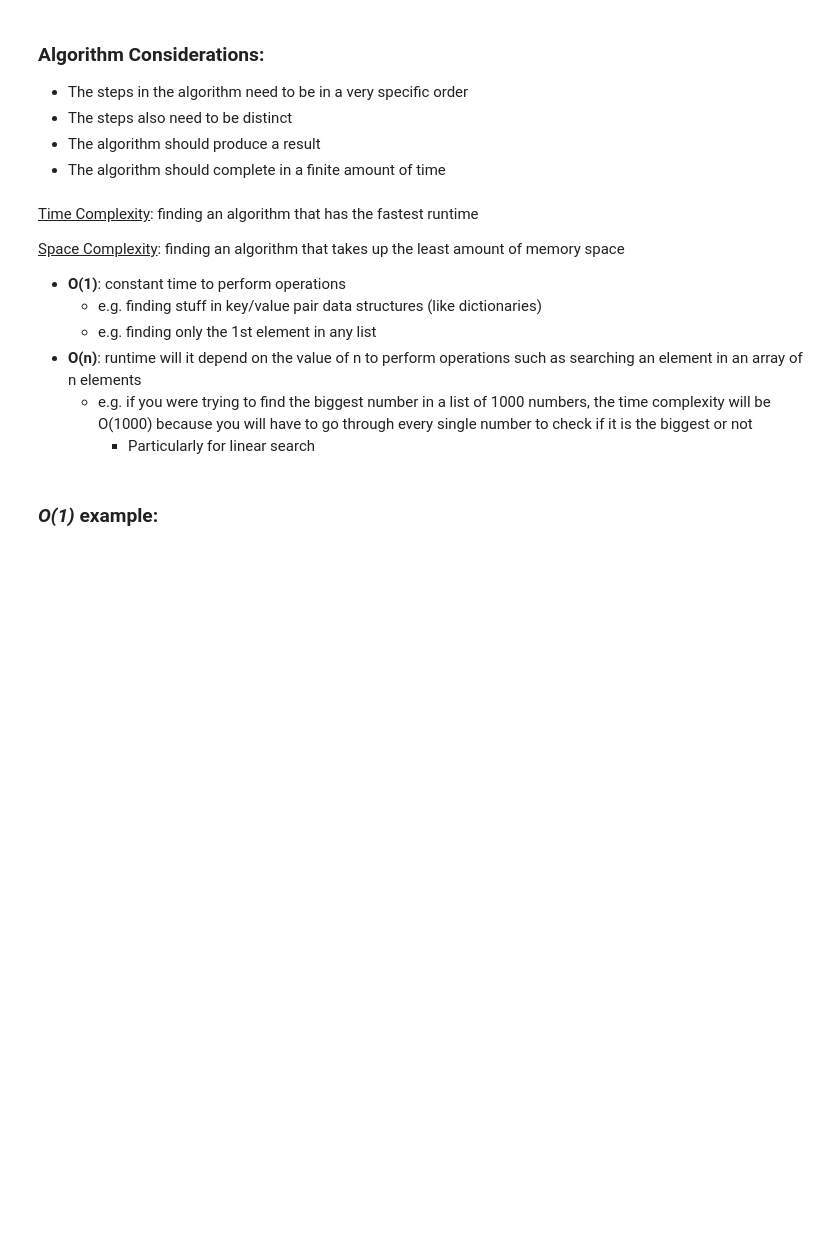
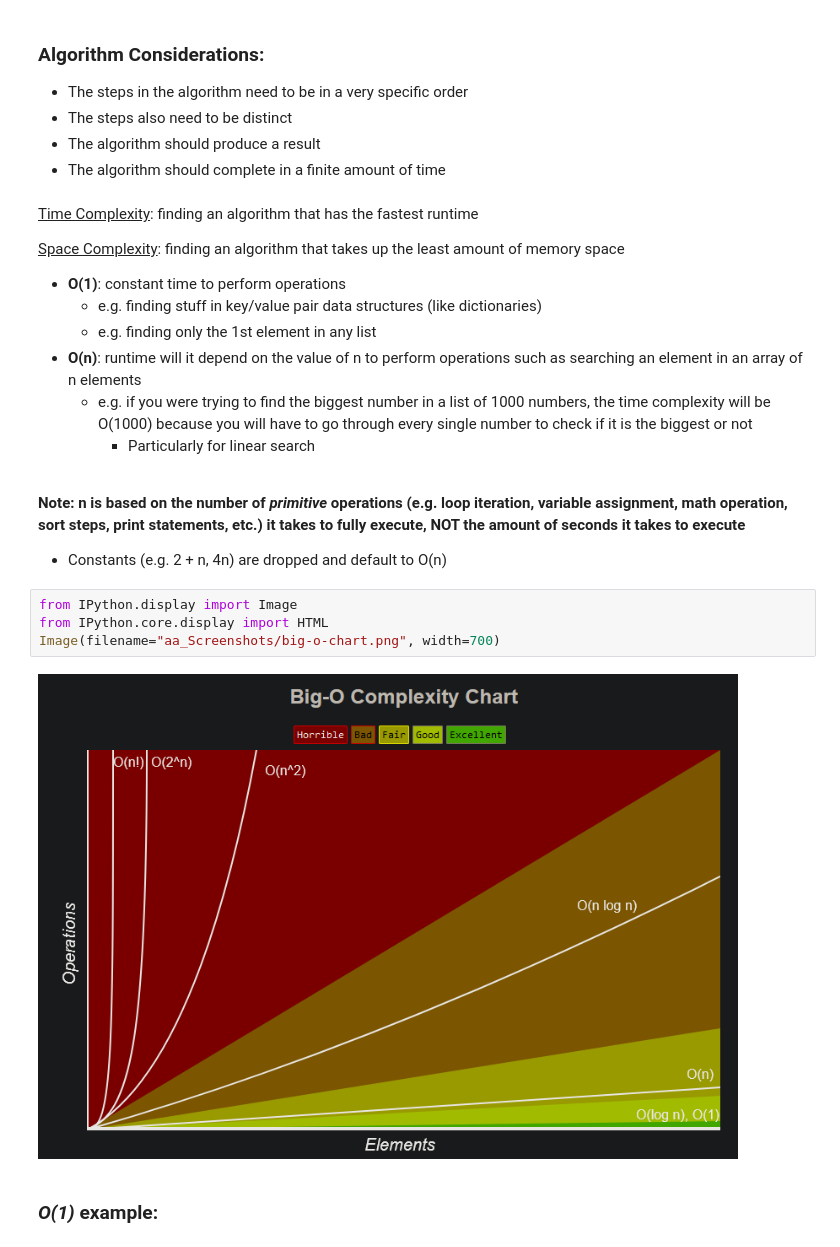
Before and after one commit to priscilla-arinze/Data-Structures-Algorithms-Review, a Jupyter notebook: Big-O Time Complexity & Algorithm Basics.ipynb, the cells around one changed output. Cells and saved outputs as stored; diff of their text form; blank space fills up the shorter version.

```diff
--- a/Big-O Time Complexity & Algorithm Basics.ipynb
+++ b/Big-O Time Complexity & Algorithm Basics.ipynb
@@ -18,6 +20,17 @@
 * __O(n)__: runtime will it depend on the value of n to perform operations such as searching an element in an array of n elements
     * e.g. if you were trying to find the biggest number in a list of 1000 numbers, the time complexity will be O(1000) because you will have to go through every single number to check if it is the biggest or not
         * Particularly for linear search
+
+<br>
+
+__Note: n is based on the number of *primitive* operations (e.g. loop iteration, variable assignment, math operation, sort steps, print statements, etc.) it takes to fully execute, NOT the amount of seconds it takes to execute__
+* Constants (e.g. 2 + n, 4n) are dropped and default to O(n)
+# %%
+from IPython.display import Image
+from IPython.core.display import HTML
+Image(filename="aa_Screenshots/big-o-chart.png", width=700)
+# %% [output]
+[figure, added]
 # %% [markdown]
 ### *O(1)* example:
 # %%
```
Also changed, not shown: parts of 11 cells of this notebook, 6 other files.
